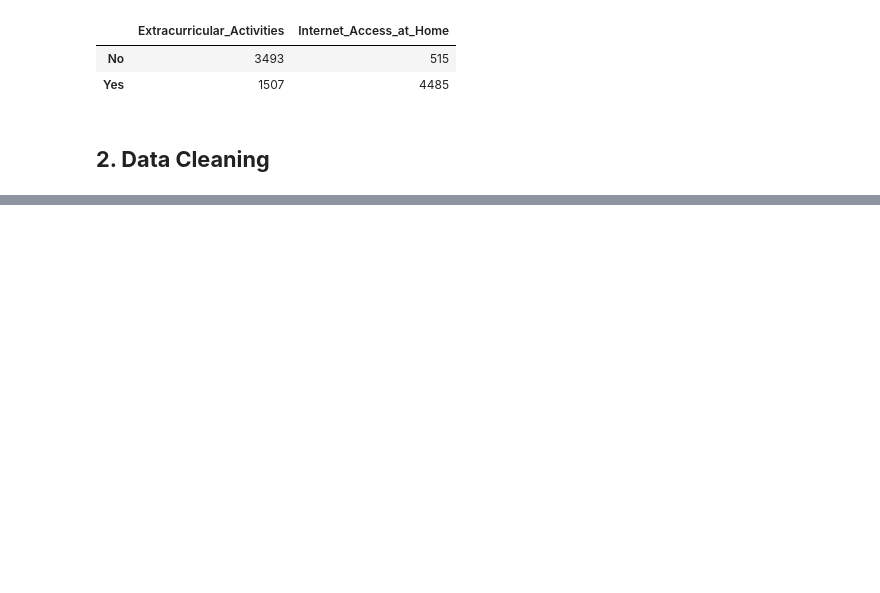
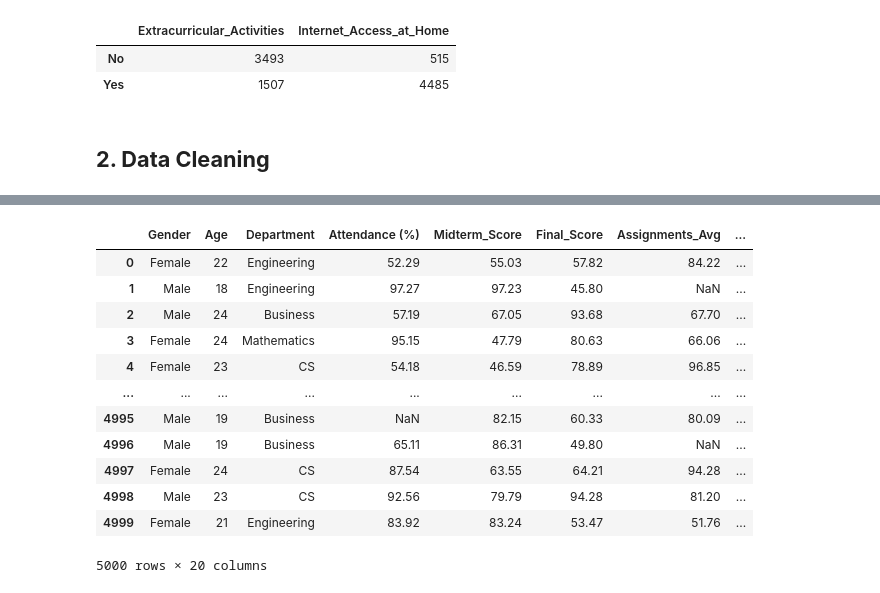
Before and after one commit to AbdallahGasem/Student-Performance-Analysis, a Jupyter notebook: KickStart.ipynb, the cells around one changed output, grey strips where cells are left out. Saved outputs shown, nothing was run; the diff lists cells and outputs as text; code cells hidden in the pictures; blank space fills up the shorter version.

Commit message:
Data Cleaning - Pt.1

```diff
--- a/KickStart.ipynb
+++ b/KickStart.ipynb
@@ -413,0 +418,24 @@ studs_df_bools.apply(pd.Series.value_counts)
+# %%
+# Drop the Useless Cols
+studs_df_cleaning = studs_df.drop(columns=["Student_ID","Email"], axis=1)
+
+# Combine First_Name and Last_Name into a column called 'Name' then removing the 2 cols
+studs_df_cleaning["Name"] =  studs_df_cleaning["First_Name"] +" "+studs_df_cleaning["Last_Name"]
+
+# removing the First_Name & Last_Name Cols to reduce Redunduncy
+studs_df_cleaning.drop(columns=["First_Name","Last_Name"], inplace=True)
+studs_df_cleaning
+# %% [output]
+|  | Gender | Age | Department | Attendance (%) | Midterm_Score | Final_Score | Assignments_Avg | ... |
+| 0 | Female | 22 | Engineering | 52.29 | 55.03 | 57.82 | 84.22 | ... |
+| 1 | Male | 18 | Engineering | 97.27 | 97.23 | 45.80 | NaN | ... |
+| 2 | Male | 24 | Business | 57.19 | 67.05 | 93.68 | 67.70 | ... |
+| 3 | Female | 24 | Mathematics | 95.15 | 47.79 | 80.63 | 66.06 | ... |
+| 4 | Female | 23 | CS | 54.18 | 46.59 | 78.89 | 96.85 | ... |
+| ... | ... | ... | ... | ... | ... | ... | ... | ... |
+| 4995 | Male | 19 | Business | NaN | 82.15 | 60.33 | 80.09 | ... |
+| 4996 | Male | 19 | Business | 65.11 | 86.31 | 49.80 | NaN | ... |
+| 4997 | Female | 24 | CS | 87.54 | 63.55 | 64.21 | 94.28 | ... |
+| 4998 | Male | 23 | CS | 92.56 | 79.79 | 94.28 | 81.20 | ... |
+| 4999 | Female | 21 | Engineering | 83.92 | 83.24 | 53.47 | 51.76 | ... |
+5000 rows × 20 columns
```
Also changed, not shown: parts of 38 cells of this notebook.
